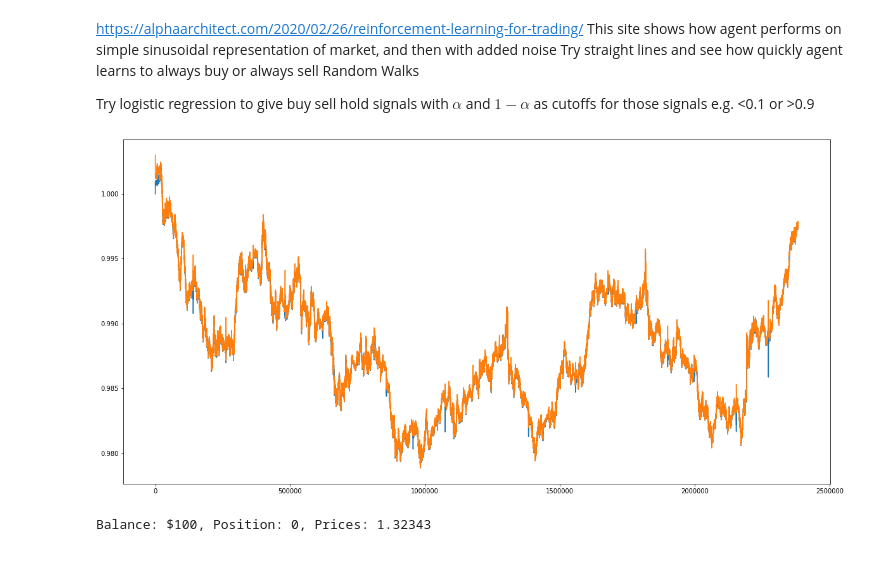
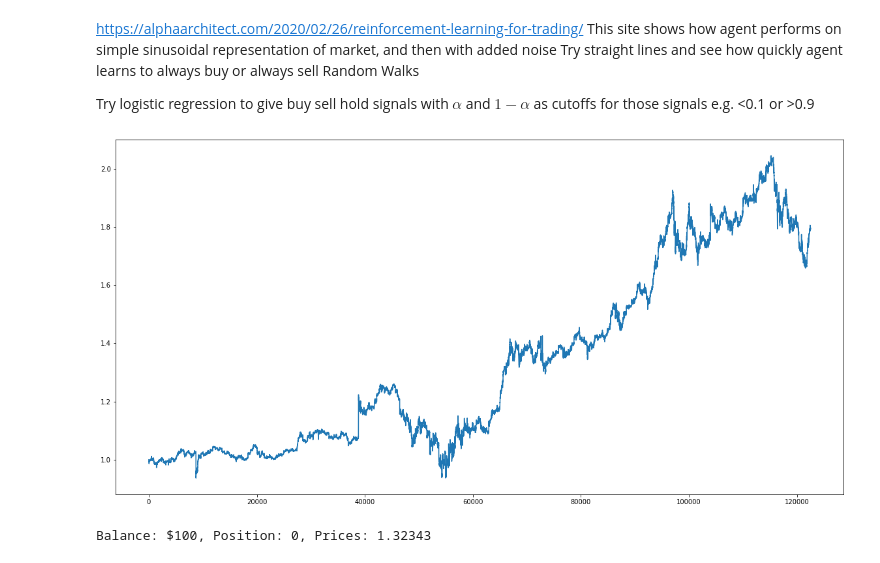
Before and after one commit to YAOS5/Amazon-Trading-Bot, a Jupyter notebook: Test.ipynb, the cells around one changed output. Cells and saved outputs as stored; diff of their text form; code cells hidden in the pictures.

```diff
--- a/Test.ipynb
+++ b/Test.ipynb
@@ -6,43 +6,3 @@ Random Walks
 
 Try logistic regression to give buy sell hold signals with $\alpha$ and $1-\alpha$ as cutoffs for those signals
 e.g. <0.1 or >0.9
-# %%
-import matplotlib.pyplot as plt
-%matplotlib inline
-import seaborn as sns
-import pandas as pd
-import os
-import numpy as np
-
-SELL, HOLD, BUY = -1, 0, 1
-PRICES, POSITION, BALANCE = 0, 1, 2
-MONTHS = {'January': 1, 'February': 2, 'March': 3, 'April': 4, 'May': 5, 'June': 6, 'July': 7, 'August': 8}
-INSTRUMENTS = ['AUDJPY', 'AUDNZD', 'AUDUSD', 'CADJPY', 'CHFJPY', 'EURCHF', 'EURGBP', 'EURJPY', 'EURPLN', 'EURUSD',
-               'GBPJPY', 'GBPUSD', 'NZDUSD', 'USDCAD', 'USDCHF', 'USDJPY', 'USDMXN', 'USDRUB', 'USDTRY', 'USDZAR']
-
-def load_data(months=MONTHS, instruments=INSTRUMENTS):
-    '''
-    Inputs:
-        months      - list of month names (as strings with full names e.g. ['February', 'March', 'April'])
-        instruments - list of instruments to be loaded in for those months e.g. ['CADJPY', 'EURUSD']
-    Outputs:
-        data        - list of dataframes, one for each instrument in the same order as in `instruments`
-    '''
-    data = []
-
-    for instr in instruments:
-        df = pd.DataFrame()
-        for month in months:
-            i = MONTHS[month]
-            new = pd.read_csv(os.getcwd() + f'\data\\{month}\\{instr}-2020-0{i}\\{instr}-2020-0{i}.csv', header=None)
-            df = pd.concat([df, new], axis=0)
-
-        df.columns = ['instrument', 'date', 'bid', 'ask']
-        df = df.drop('instrument', axis=1)
-        df.date = pd.to_datetime(df.date)
-        data.append(df)
-
-    # I have chosen to return a list of dataframes since the date doesn't line up
-    return data
-
-data = load_data(['January'], ['GBPUSD'])[0]
@@ -49,10 +18,11 @@ data = load_data(['January'], ['GBPUSD'])[0]
+# %%
+data = load_data([1, 2, 3, 4])
 # %%
 fig, ax = plt.subplots(figsize=(20, 10))
-ax.plot(data['bid']/data['bid'].iloc[0])
-ax.plot(data['ask']/data['bid'].iloc[0])
+ax.plot(data.close/data.close.iloc[0])
 plt.show()
 # %% [output]
-[figure, old version]
+[figure, new version]
 # %%
 class Agent:
 
```
Also changed, not shown: parts of 1 cell of this notebook, 1 other file.
